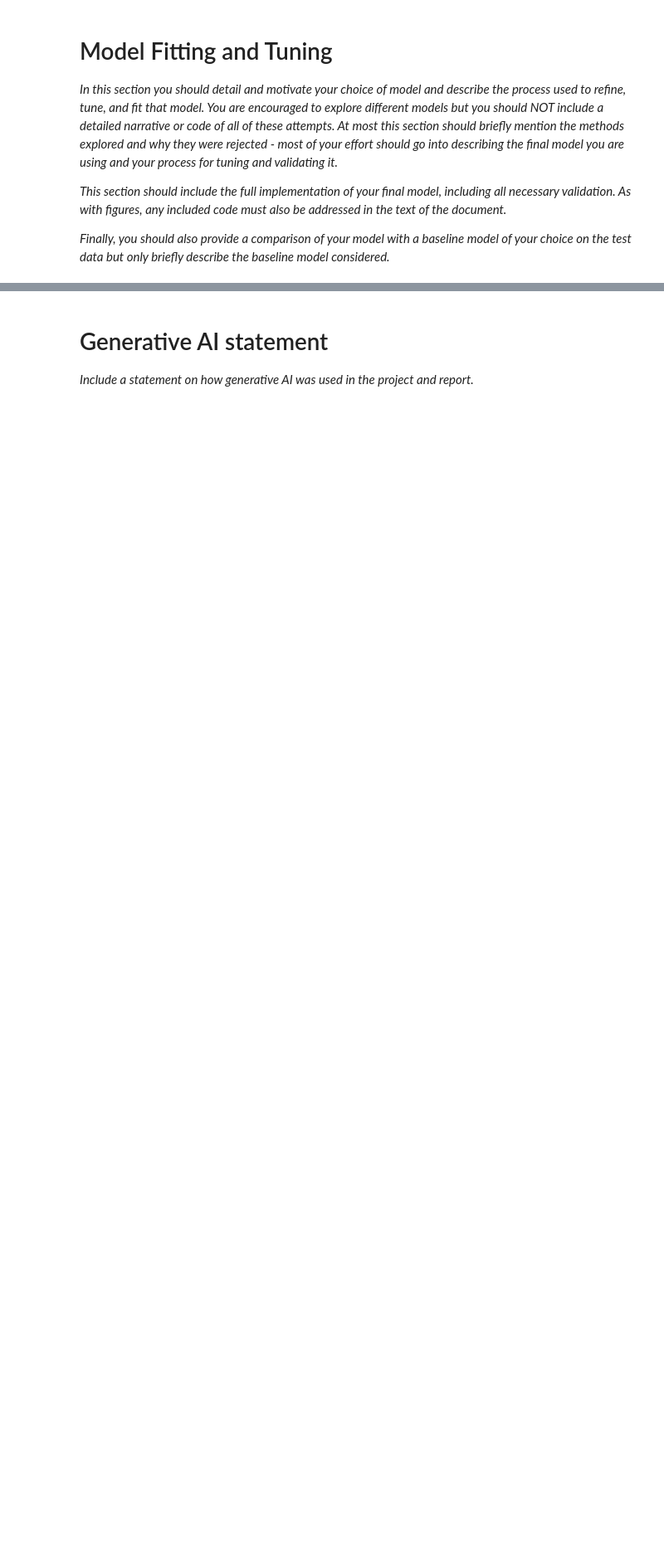
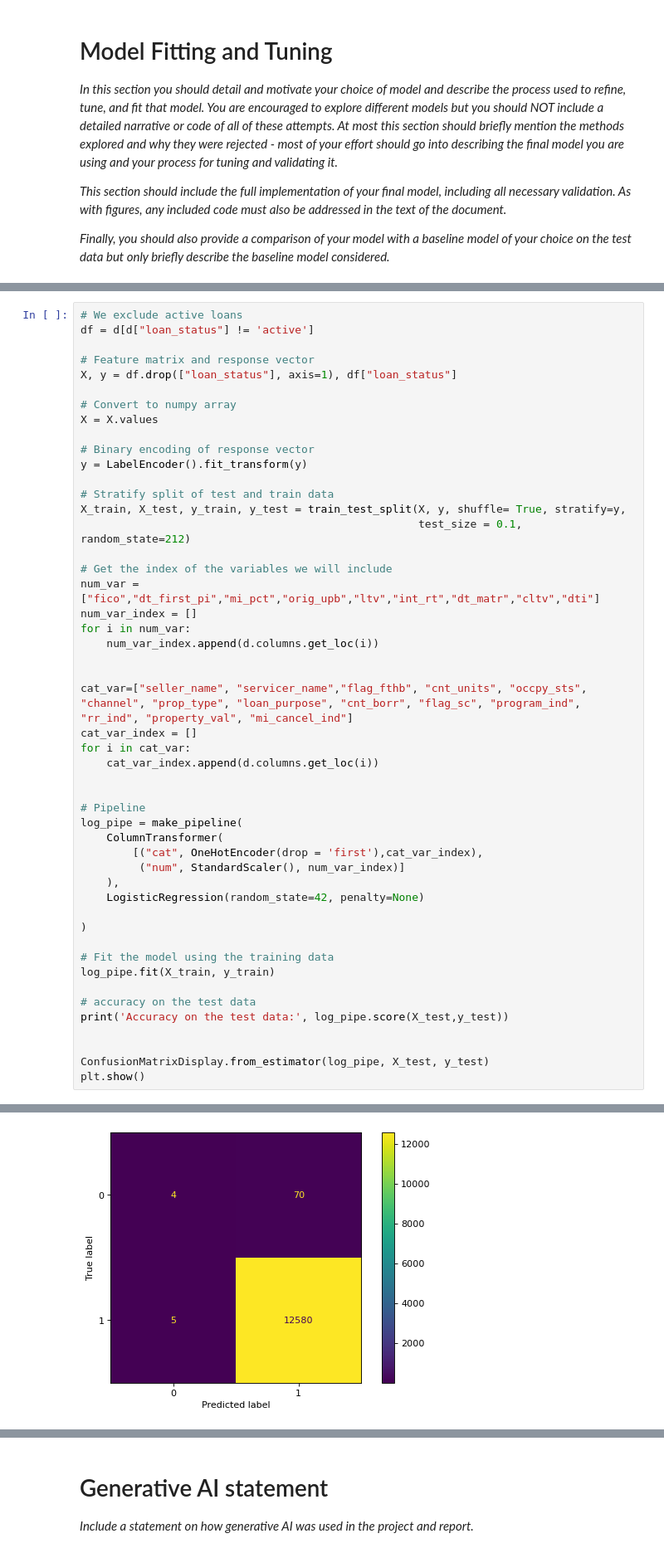
Before and after one commit to AsheRaymondBarker/MLPy2, a Jupyter notebook: project2.ipynb, the cells around one changed output, grey strips where cells are left out. Shown at 83% size. Cells and saved outputs as stored; diff of their text form; blank space fills up the shorter version.

Commit message:
Baseline log regression model

```diff
--- a/project2.ipynb
+++ b/project2.ipynb
@@ -90,0 +159,50 @@ There are 125 values missing for property value. None of these are defaults, so
+# %%
+# We exclude active loans
+df = d[d["loan_status"] != 'active']
+
+# Feature matrix and response vector
+X, y = df.drop(["loan_status"], axis=1), df["loan_status"]
+
+# Convert to numpy array
+X = X.values
+
+# Binary encoding of response vector
+y = LabelEncoder().fit_transform(y)
+
+# Stratify split of test and train data
+X_train, X_test, y_train, y_test = train_test_split(X, y, shuffle= True, stratify=y,
+                                                    test_size = 0.1, random_state=212)
+
+# Get the index of the variables we will include
+num_var = ["fico","dt_first_pi","mi_pct","orig_upb","ltv","int_rt","dt_matr","cltv","dti"]
+num_var_index = []
+for i in num_var:
+    num_var_index.append(d.columns.get_loc(i))
+
+
+cat_var=["seller_name", "servicer_name","flag_fthb", "cnt_units", "occpy_sts", "channel", "prop_type", "loan_purpose", "cnt_borr", "flag_sc", "program_ind", "rr_ind", "property_val", "mi_cancel_ind"]
+cat_var_index = []
+for i in cat_var:
+    cat_var_index.append(d.columns.get_loc(i))
+
+
+# Pipeline
+log_pipe = make_pipeline(
+    ColumnTransformer(
+        [("cat", OneHotEncoder(drop = 'first'),cat_var_index),
+         ("num", StandardScaler(), num_var_index)]
+    ),
+    LogisticRegression(random_state=42, penalty=None)
+
+)
+
+# Fit the model using the training data
+log_pipe.fit(X_train, y_train)
+
+# accuracy on the test data
+print('Accuracy on the test data:', log_pipe.score(X_test,y_test))
+
+
+ConfusionMatrixDisplay.from_estimator(log_pipe, X_test, y_test)
+plt.show()
+# %% [output]
@@ -91,3 +210,4 @@ There are 125 values missing for property value. None of these are defaults, so
+[figure, added]
 # %% [markdown]
 # Discussion & Conclusions
 
```
Also changed, not shown: parts of 6 cells of this notebook, 2 other files.
